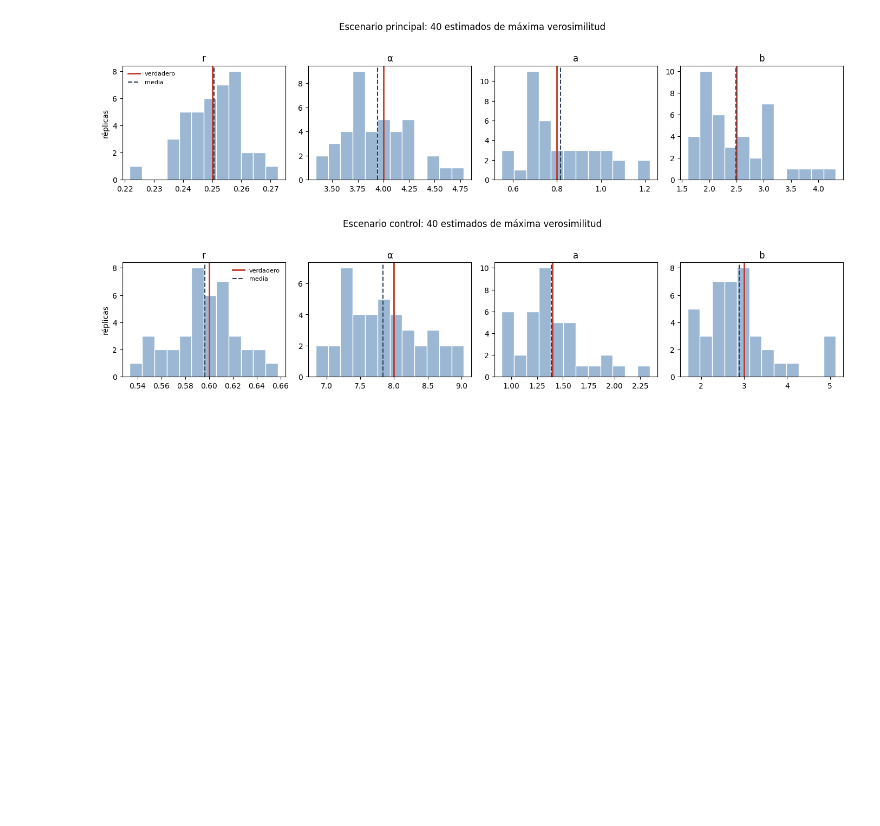
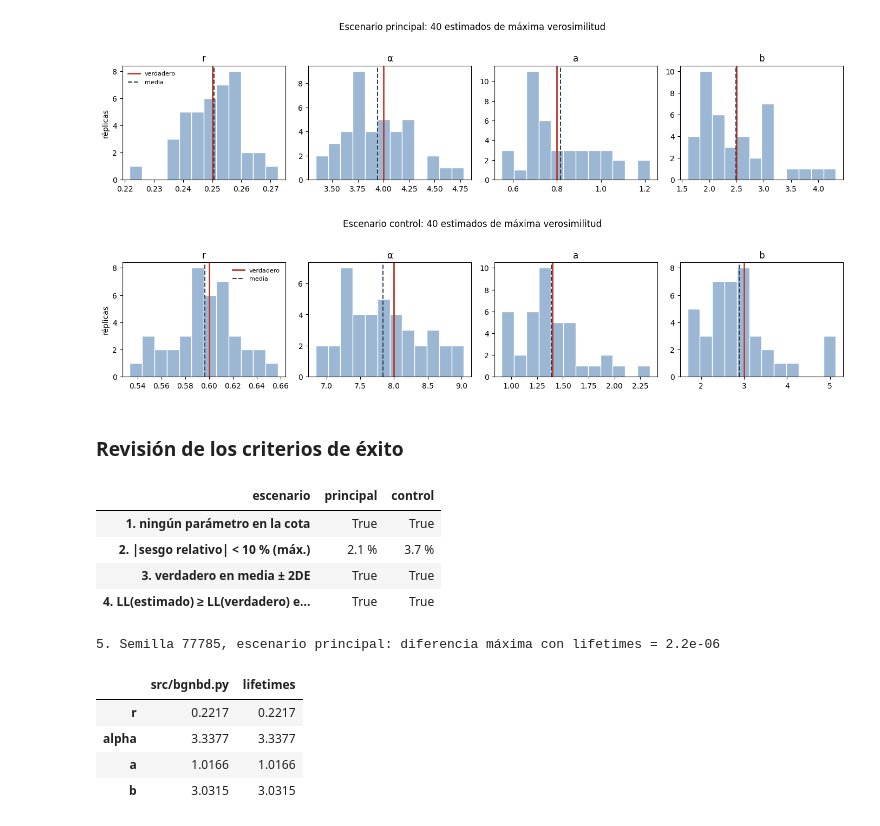
Before and after one commit to SSIsa14/contando-clientes-btyd, a Jupyter notebook: notebooks/01_modelo_y_simulacion.ipynb, the cells around one changed output. Cells and saved outputs as stored; diff of their text form; code cells hidden in the pictures; blank space fills up the shorter version.

```diff
--- a/notebooks/01_modelo_y_simulacion.ipynb
+++ b/notebooks/01_modelo_y_simulacion.ipynb
@@ -241,3 +241,39 @@ for nombre, df in resultados.items():
 # %% [output]
 [figure]
 [figure]
+# %% [markdown]
+### Revisión de los criterios de éxito
+# %%
+with warnings.catch_warnings():
+    warnings.simplefilter("ignore")
+    sim = simular_clientes(2357, ESCENARIOS["principal"], np.random.default_rng(77785))
+    bgf_sim = BetaGeoFitter().fit(sim["x"], sim["tx"], sim["T"])
+propio_77785 = resultados["principal"].set_index("semilla").loc[77785, list(NOMBRES)]
+dif_lifetimes = (propio_77785 - bgf_sim.params_[list(NOMBRES)]).abs().max()
+
+criterios = []
+for nombre, df in resultados.items():
+    t = tablas[nombre]
+    criterios.append({
+        "escenario": nombre,
+        "1. ningún parámetro en la cota": bool((np.abs(np.log(df[list(NOMBRES)])) < 10 - 1e-3).all().all()),
+        "2. |sesgo relativo| < 10 % (máx.)": f"{t['sesgo relativo (%)'].abs().max():.1f} %",
+        "3. verdadero en media ± 2DE": bool(t["verdadero en media ± 2DE"].all()),
+        "4. LL(estimado) ≥ LL(verdadero) en las 40": bool((df["ll_est"] >= df["ll_verdadero"]).all()),
+    })
+display(pd.DataFrame(criterios).set_index("escenario").T)
+print("5. Semilla 77785, escenario principal: diferencia máxima con lifetimes =",
+      f"{dif_lifetimes:.1e}")
+pd.DataFrame({"src/bgnbd.py": propio_77785, "lifetimes": bgf_sim.params_[list(NOMBRES)]}).round(4)
+# %% [output]
+| escenario | principal | control |
+| 1. ningún parámetro en la cota | True | True |
+| 2. |sesgo relativo| < 10 % (máx.) | 2.1 % | 3.7 % |
+| 3. verdadero en media ± 2DE | True | True |
+| 4. LL(estimado) ≥ LL(verdadero) e... | True | True |
+5. Semilla 77785, escenario principal: diferencia máxima con lifetimes = 2.2e-06
+|  | src/bgnbd.py | lifetimes |
+| r | 0.2217 | 0.2217 |
+| alpha | 3.3377 | 3.3377 |
+| a | 1.0166 | 1.0166 |
+| b | 3.0315 | 3.0315 |
```
Also changed, not shown: parts of 3 cells of this notebook.
